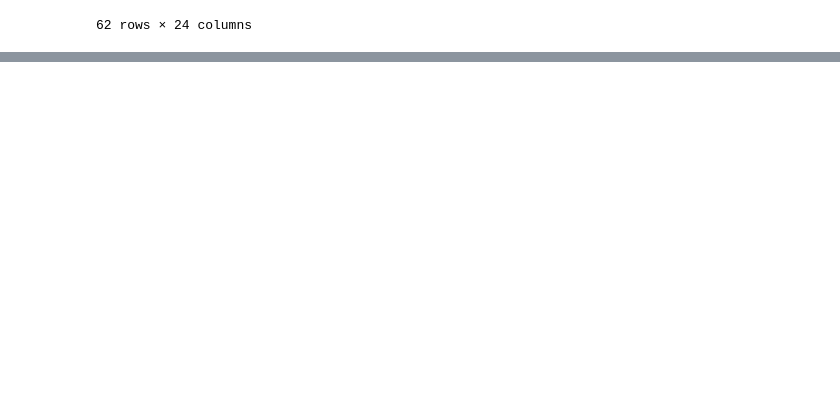
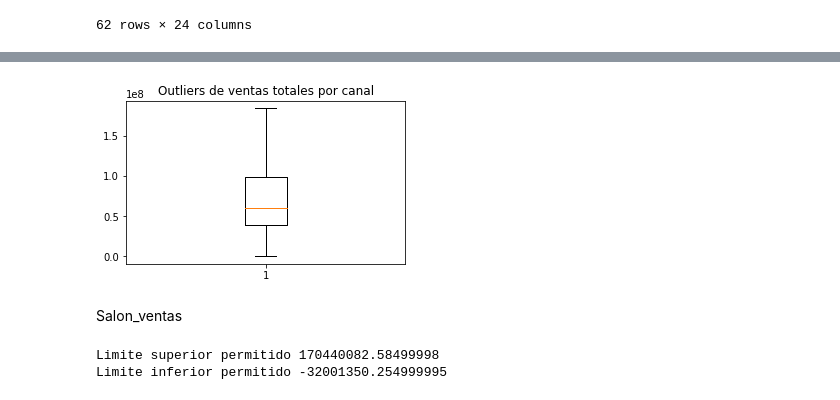
Before and after one commit to MaferLedmar/Actividad-3_Mf, a Jupyter notebook: Outliers_cool.ipynb, the cells around one changed output, grey strips where cells are left out. Cells and saved outputs as stored; diff of their text form; code cells hidden in the pictures; blank space fills up the shorter version.

```diff
--- a/Outliers_cool.ipynb
+++ b/Outliers_cool.ipynb
@@ -272,0 +455,4 @@ salon_ventas
+# %%
+#Obtenemos datos limpios
+data_clean3= data2[(y3<=LS3)&(y3>=LI3)]
+data_clean3
@@ -272,0 +473,25 @@ salon_ventas
+# %%
+#Realizamos diagrama de caja o bigote
+fig = plt.figure(figsize =(5, 3))
+plt.boxplot(data_clean3["ventas_totales_canal_venta"])
+plt.title("Outliers de ventas totales por canal")
+plt.show() #dibujamos el diagrama
+# %% [output]
+[figure, added]
+# %% [markdown]
+Salon_ventas
+# %%
+#Método aplicando Cuartiles. Encuentro cuartiles 0.25 y 0.75
+y4=data2["salon_ventas"]
+
+percentile25=y4.quantile(0.25) #Q1
+percentile75=y4.quantile(0.75) #Q3
+iqr= percentile75 - percentile25
+
+LS4= percentile75 + 1.5*iqr
+LI4= percentile25 - 1.5*iqr
+print("Limite superior permitido", LS4)
+print("Limite inferior permitido", LI4)
+# %% [output]
+Limite superior permitido 170440082.58499998
+Limite inferior permitido -32001350.254999995
```
Also changed, not shown: parts of 22 cells of this notebook.
